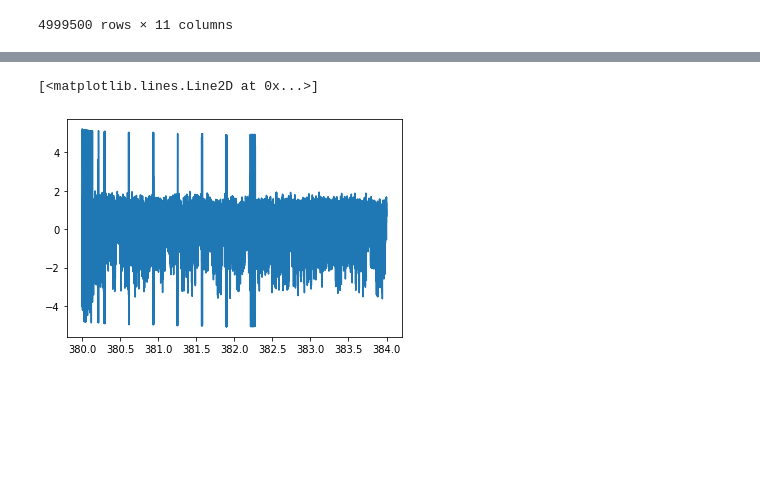
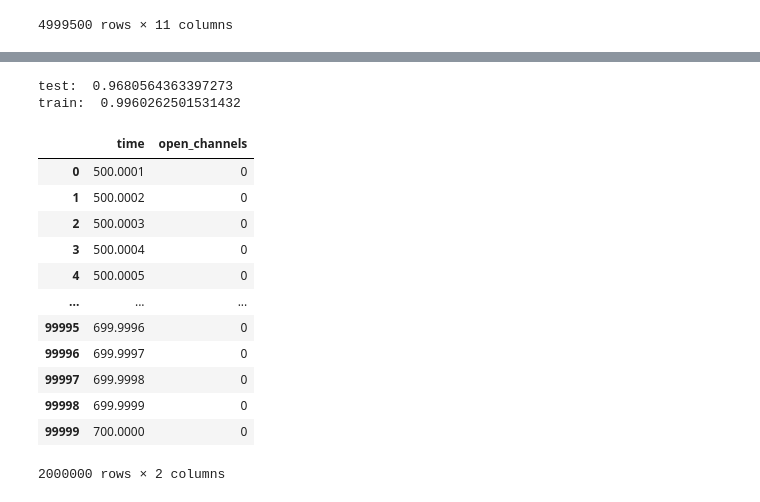
Before and after one commit to Jarodc33/ion_switching, a Jupyter notebook: notebooks/exploratory/Untitled.ipynb, the cells around one changed output, grey strips where cells are left out. Cells and saved outputs as stored; diff of their text form; code cells hidden in the pictures; blank space fills up the shorter version.

Commit message:
model + first round submission

```diff
--- a/notebooks/exploratory/Untitled.ipynb
+++ b/notebooks/exploratory/Untitled.ipynb
@@ -180,7 +192,0 @@ plt.plot(i['time'], i['signal'])
-# %%
-i = transformed_by_baseline[7][300000:340000]
-plt.plot(i['time'], i['signal'])
-#plt.plot(i['time'], i['open_channels'])
-# %% [output]
-[<matplotlib.lines.Line2D at 0x...>]
-[figure, removed]
@@ -186,0 +214,56 @@ plt.plot(i['time'], i['signal'])
+# %%
+model1_data = pd.concat([transformed_by_baseline[0], transformed_by_baseline[1]])
+model2_data = pd.concat([transformed_by_baseline[2], transformed_by_baseline[6]])
+model3_data = pd.concat([transformed_by_baseline[3], transformed_by_baseline[7]])
+model4_data = pd.concat([transformed_by_baseline[5], transformed_by_baseline[8]])
+model5_data = pd.concat([transformed_by_baseline[4], transformed_by_baseline[9]])
+# %%
+#'''
+current_model = model1_data
+y = current_model['open_channels']
+X = current_model['signal']
+X_train, X_test, y_train, y_test = train_test_split(X, y)
+tree = RandomForestRegressor(n_estimators = 10)
+tree.fit(pd.DataFrame(X_train), y_train)
+
+y_pred = [int(round(i)) for i in tree.predict(pd.DataFrame(X_test))]
+print('test: ', f1_score(y_test, y_pred, average = 'macro'))
+
+y_pred = [int(round(i)) for i in tree.predict(pd.DataFrame(X_train))]
+print('train: ', f1_score(y_train, y_pred, average = 'macro'))
+#''';
+# %% [output]
+test:  0.9680564363397273
+train:  0.9960262501531432
+# %%
+model1 = RandomForestRegressor(n_estimators = 10).fit(pd.DataFrame(model1_data['signal']), model1_data['open_channels'])
+model2 = RandomForestRegressor(n_estimators = 10).fit(pd.DataFrame(model2_data['signal']), model2_data['open_channels'])
+model3 = RandomForestRegressor(n_estimators = 10).fit(pd.DataFrame(model3_data['signal']), model3_data['open_channels'])
+model4 = RandomForestRegressor(n_estimators = 10).fit(pd.DataFrame(model4_data['signal']), model4_data['open_channels'])
+model5 = RandomForestRegressor(n_estimators = 20).fit(pd.DataFrame(model5_data['signal']), model5_data['open_channels'])
+# %%
+def predict(model, test_data):
+    y_predictions = [int(round(prediction)) for prediction in model.predict(pd.DataFrame(test_data['signal']))]
+    return pd.DataFrame({'time' : test_data['time'].values, 'open_channels' : y_predictions})
+# %%
+predictions = pd.DataFrame(columns = ['time', 'open_channels'])
+predictions = pd.concat([predictions, predict(model1, transformed_by_baseline_test[0])])
+predictions = pd.concat([predictions, predict(model3, transformed_by_baseline_test[1])])
+predictions = pd.concat([predictions, predict(model4, transformed_by_baseline_test[2])])
+predictions = pd.concat([predictions, predict(model1, transformed_by_baseline_test[3])])
+predictions = pd.concat([predictions, predict(model2, transformed_by_baseline_test[4])])
+predictions = pd.concat([predictions, predict(model5, transformed_by_baseline_test[5])])
+predictions = pd.concat([predictions, predict(model4, transformed_by_baseline_test[6])])
+predictions = pd.concat([predictions, predict(model5, transformed_by_baseline_test[7])])
+predictions = pd.concat([predictions, predict(model1, transformed_by_baseline_test[8])])
+predictions = pd.concat([predictions, predict(model3, transformed_by_baseline_test[9])])
+predictions = pd.concat([predictions, predict(model1, transformed_by_baseline_test[10])])
+predictions = pd.concat([predictions, predict(model1, transformed_by_baseline_test[11])])
+predictions = pd.concat([predictions, predict(model1, transformed_by_baseline_test[12])])
+predictions = pd.concat([predictions, predict(model1, transformed_by_baseline_test[13])])
+predictions = pd.concat([predictions, predict(model1, transformed_by_baseline_test[14])])
+predictions = pd.concat([predictions, predict(model1, transformed_by_baseline_test[15])])
+predictions = pd.concat([predictions, predict(model1, transformed_by_baseline_test[16])])
+predictions = pd.concat([predictions, predict(model1, transformed_by_baseline_test[17])])
+predictions = pd.concat([predictions, predict(model1, transformed_by_baseline_test[18])])
+predictions = pd.concat([predictions, predict(model1, transformed_by_baseline_test[19])])
@@ -186,0 +272,16 @@ plt.plot(i['time'], i['signal'])
+# %%
+predictions
+# %% [output]
+|  | time | open_channels |
+| 0 | 500.0001 | 0 |
+| 1 | 500.0002 | 0 |
+| 2 | 500.0003 | 0 |
+| 3 | 500.0004 | 0 |
+| 4 | 500.0005 | 0 |
+| ... | ... | ... |
+| 99995 | 699.9996 | 0 |
+| 99996 | 699.9997 | 0 |
+| 99997 | 699.9998 | 0 |
+| 99998 | 699.9999 | 0 |
+| 99999 | 700.0000 | 0 |
+2000000 rows × 2 columns
```
Also changed, not shown: parts of 13 cells of this notebook, 52 other files.
